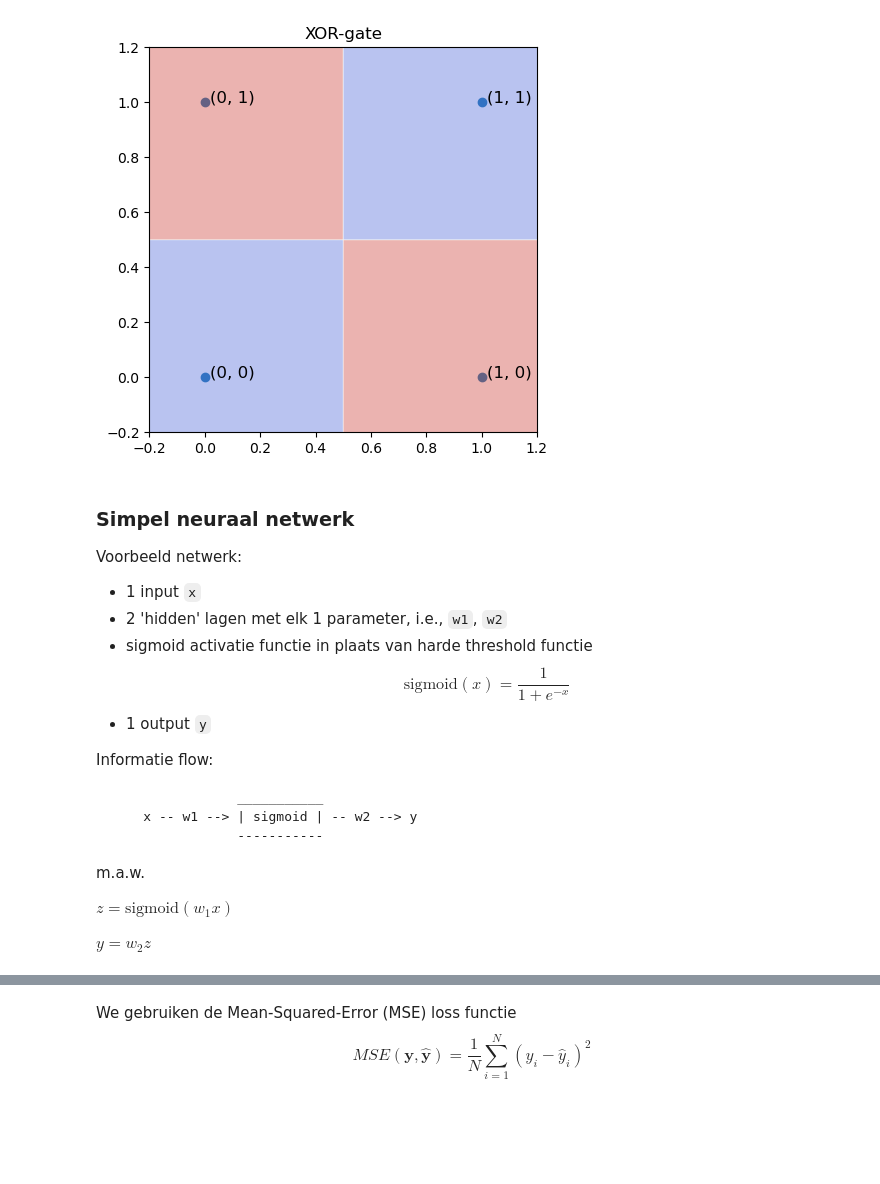
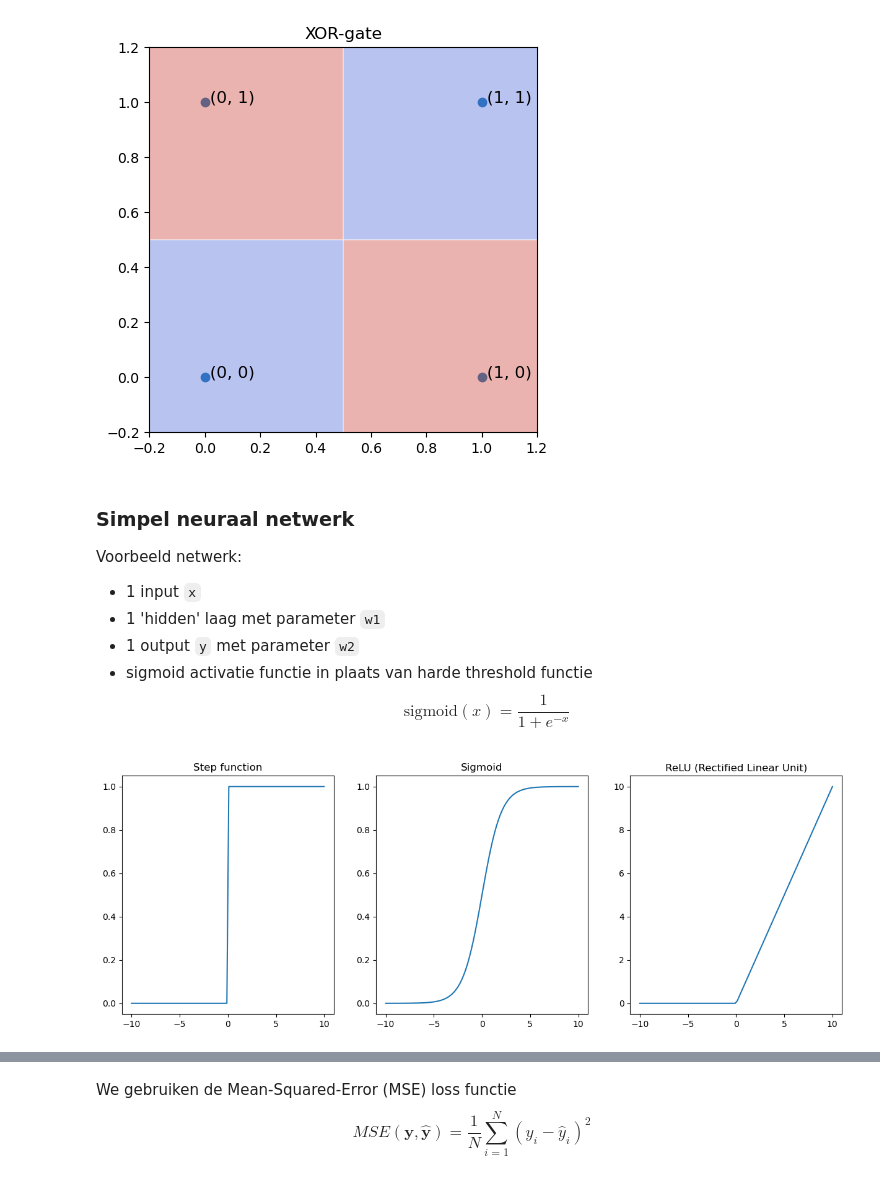
Before and after one commit to Janko-dev/ZM006-2324-artificial-intelligence, a Jupyter notebook: ai_dc5.ipynb, the cells around one changed output, grey strips where cells are left out. Saved outputs shown, nothing was run; the diff lists cells and outputs as text; code cells hidden in the pictures; blank space fills up the shorter version.

````diff
--- a/ai_dc5.ipynb
+++ b/ai_dc5.ipynb
@@ -150,21 +150,25 @@ plt.contourf(xx, yy, xor_gate(D[:, 0], D[:, 1]).reshape(xx.shape), cmap='coolwar
 
 Voorbeeld netwerk:
 - 1 input `x`
-- 2 'hidden' lagen met elk 1 parameter, i.e., `w1`, `w2`
+- 1 'hidden' laag met parameter `w1`
+- 1 output `y` met parameter `w2`
 - sigmoid activatie functie in plaats van harde threshold functie
 $$
     \text{sigmoid}(x) = \dfrac{1}{1 + e^{-x}}
 $$
-- 1 output `y`
-
-Informatie flow:
-```
-                ___________
-    x -- w1 --> | sigmoid | -- w2 --> y
-                -----------
-```
-m.a.w.
-
-$z = \text{sigmoid}(w_1 x)$
-
-$y = w_2 z$
+# %%
+x = np.linspace(-10, 10, 100)
+
+fig, (ax1, ax2, ax3) = plt.subplots(1, 3, figsize=(15, 5))
+
+sigmoid = lambda x: 1/(1+np.exp(-x))
+
+ax1.plot(x, f(x))
+ax1.set_title("Step function")
+ax2.plot(x, sigmoid(x))
+ax2.set_title("Sigmoid")
+ax3.plot(x, x * (x > 0))
+ax3.set_title("ReLU (Rectified Linear Unit)")
+plt.show()
+# %% [output]
+[figure, added]
````
Also changed, not shown: parts of 11 cells of this notebook.
